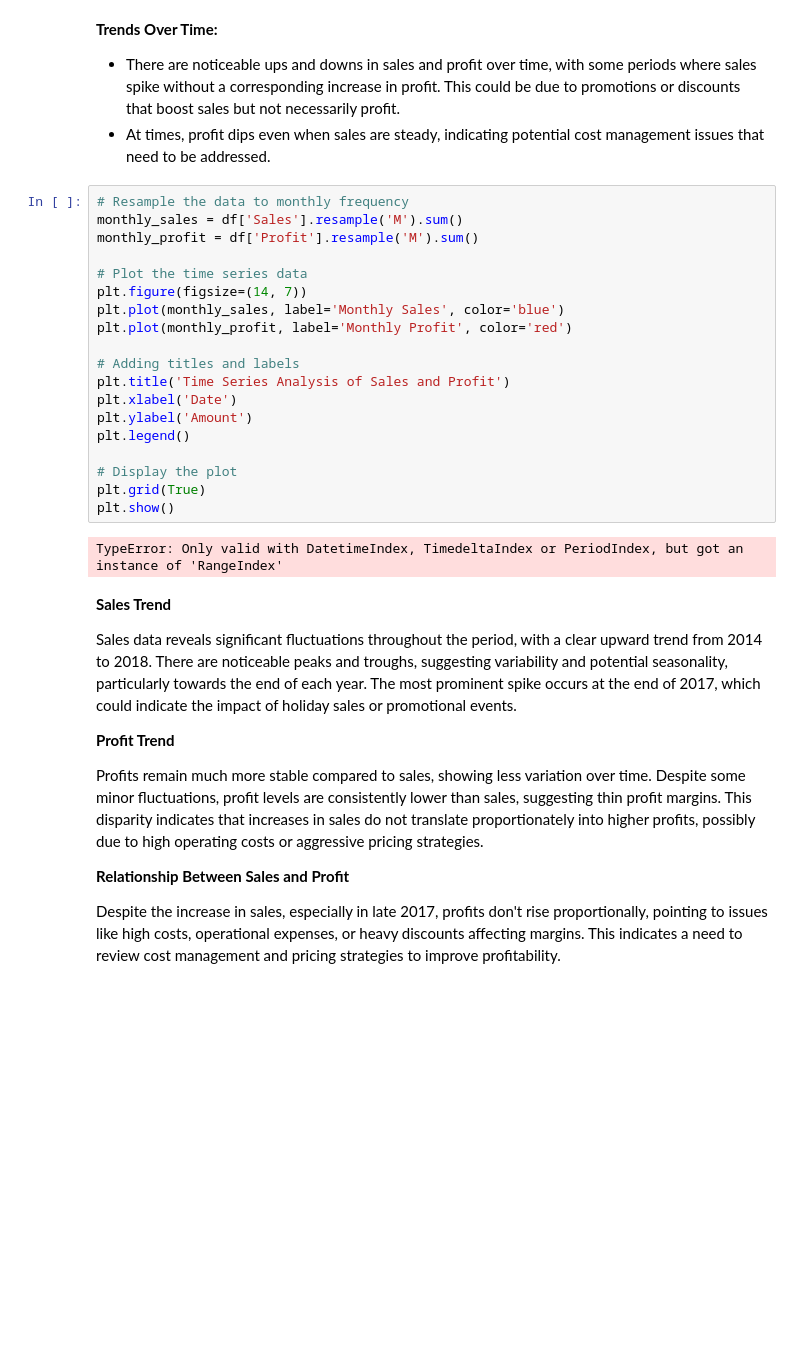
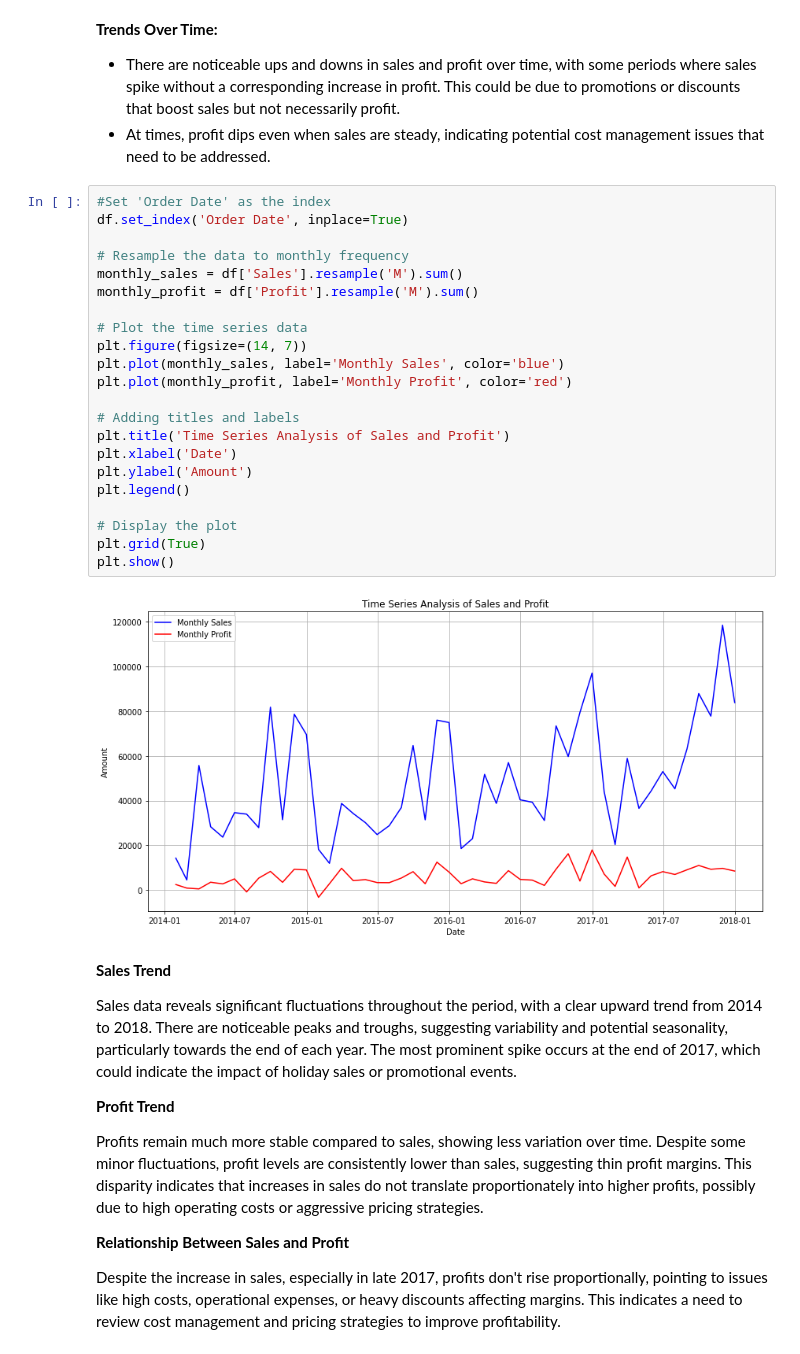
Before and after one commit to manjuq/Sales-Performance-Analysis, a Jupyter notebook: sales_perf.ipynb, the cells around one changed output. Drawn from its saved outputs; the diff is of its cells as text; blank space fills up the shorter version.

```diff
--- a/sales_perf.ipynb
+++ b/sales_perf.ipynb
@@ -142,26 +142,29 @@ plt.show()
 - There are noticeable ups and downs in sales and profit over time, with some periods where sales spike without a corresponding increase in profit. This could be due to promotions or discounts that boost sales but not necessarily profit.
 - At times, profit dips even when sales are steady, indicating potential cost management issues that need to be addressed.
 # %%
+#Set 'Order Date' as the index
+df.set_index('Order Date', inplace=True)
+
 # Resample the data to monthly frequency
 monthly_sales = df['Sales'].resample('M').sum()
 monthly_profit = df['Profit'].resample('M').sum()
 
 # Plot the time series data
 plt.figure(figsize=(14, 7))
 plt.plot(monthly_sales, label='Monthly Sales', color='blue')
 plt.plot(monthly_profit, label='Monthly Profit', color='red')
 
 # Adding titles and labels
 plt.title('Time Series Analysis of Sales and Profit')
 plt.xlabel('Date')
 plt.ylabel('Amount')
 plt.legend()
 
 # Display the plot
 plt.grid(True)
 plt.show()
 # %% [output]
-TypeError: Only valid with DatetimeIndex, TimedeltaIndex or PeriodIndex, but got an instance of 'RangeIndex'
+[figure, added]
 # %% [markdown]
 **Sales Trend**
 
```
